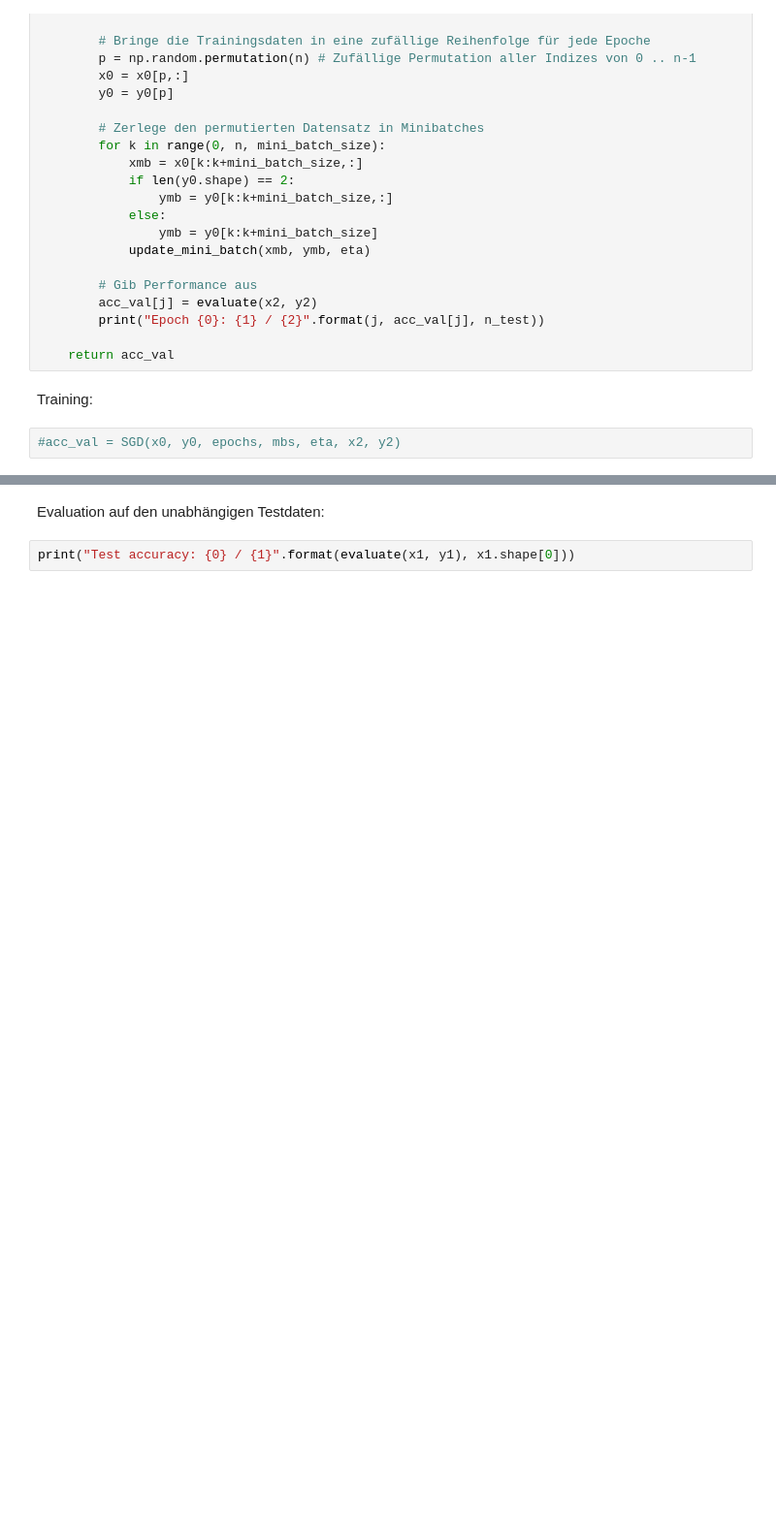
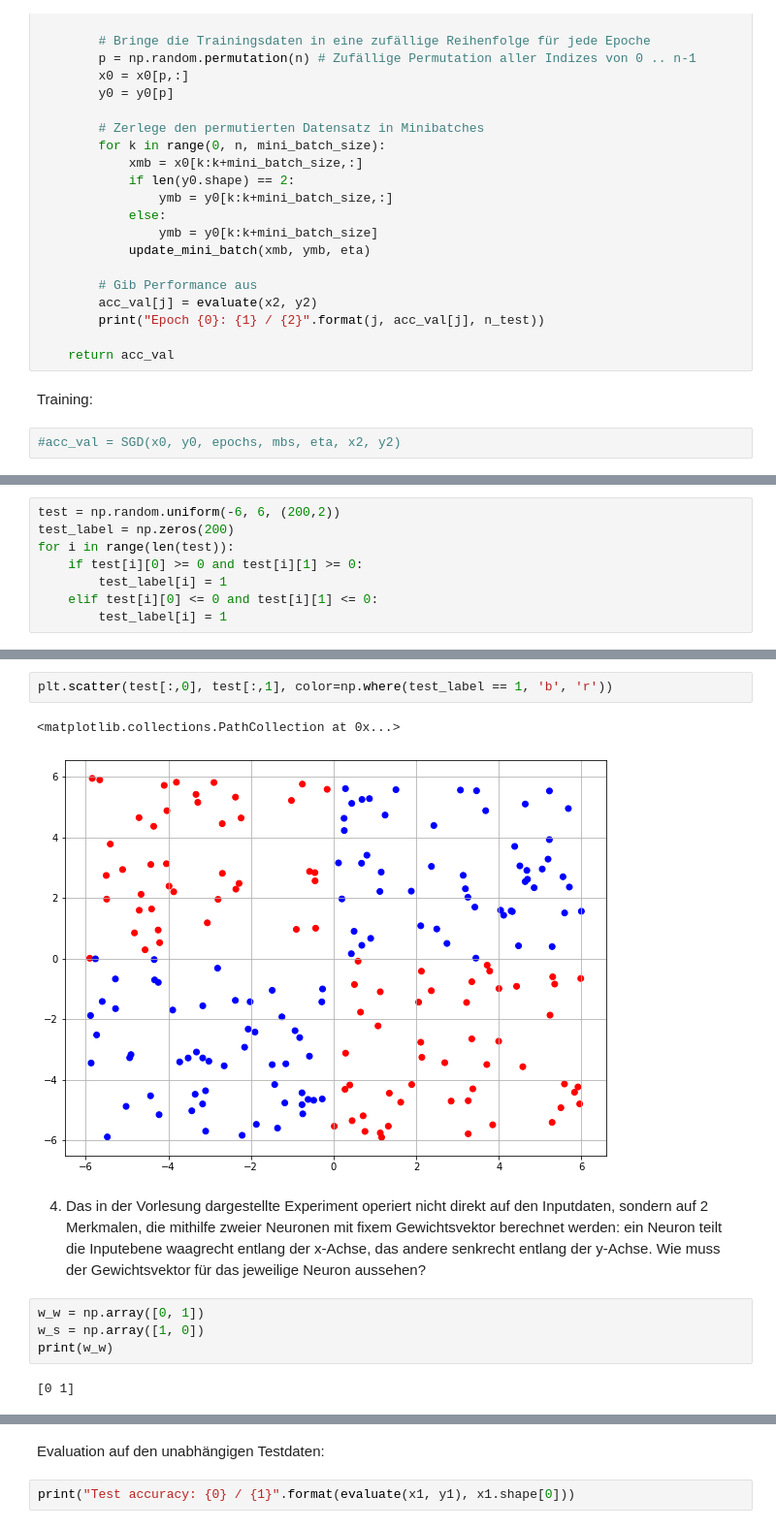
Before and after one commit to fa97ber/DeepLearning, a Jupyter notebook: Einfaches MLP für MNIST.ipynb, the cells around one changed output, grey strips where cells are left out. Shown: that part at 97% size. Drawn from its saved outputs; the diff is of its cells as text; blank space fills up the shorter version.

```diff
--- a/Einfaches MLP für MNIST.ipynb
+++ b/Einfaches MLP für MNIST.ipynb
@@ -240,0 +236,8 @@ plt.scatter(design[:,0], design[:,1], color=np.where(label == 1, 'b', 'r'))
+# %%
+test = np.random.uniform(-6, 6, (200,2))
+test_label = np.zeros(200)
+for i in range(len(test)):
+    if test[i][0] >= 0 and test[i][1] >= 0:
+        test_label[i] = 1
+    elif test[i][0] <= 0 and test[i][1] <= 0:
+        test_label[i] = 1
@@ -240,0 +249,17 @@ plt.scatter(design[:,0], design[:,1], color=np.where(label == 1, 'b', 'r'))
+# %%
+plt.scatter(test[:,0], test[:,1], color=np.where(test_label == 1, 'b', 'r'))
+# %% [output]
+<matplotlib.collections.PathCollection at 0x...>
+[figure, added]
+# %% [markdown]
+4. Das in der Vorlesung dargestellte Experiment operiert nicht direkt auf den Inputdaten,
+sondern auf 2 Merkmalen, die mithilfe zweier Neuronen mit fixem Gewichtsvektor
+berechnet werden: ein Neuron teilt die Inputebene waagrecht entlang der x-Achse, das
+andere senkrecht entlang der y-Achse. Wie muss der Gewichtsvektor für das jeweilige
+Neuron aussehen?
+# %%
+w_w = np.array([0, 1])
+w_s = np.array([1, 0])
+print(w_w)
+# %% [output]
+[0 1]
```
Also changed, not shown: parts of 8 cells of this notebook.
